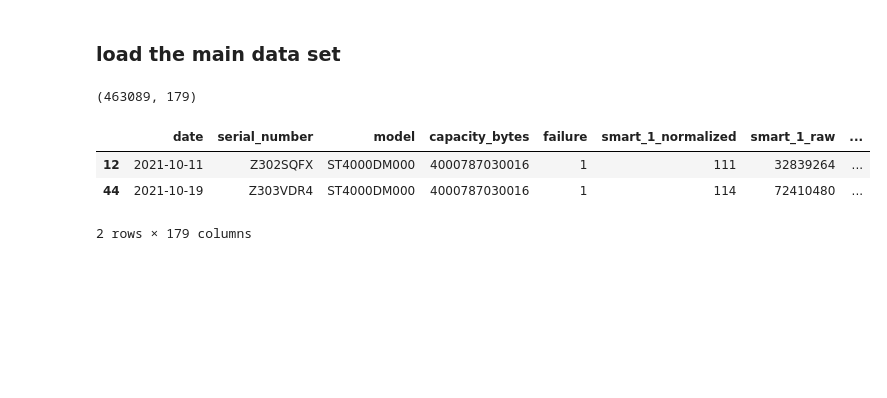
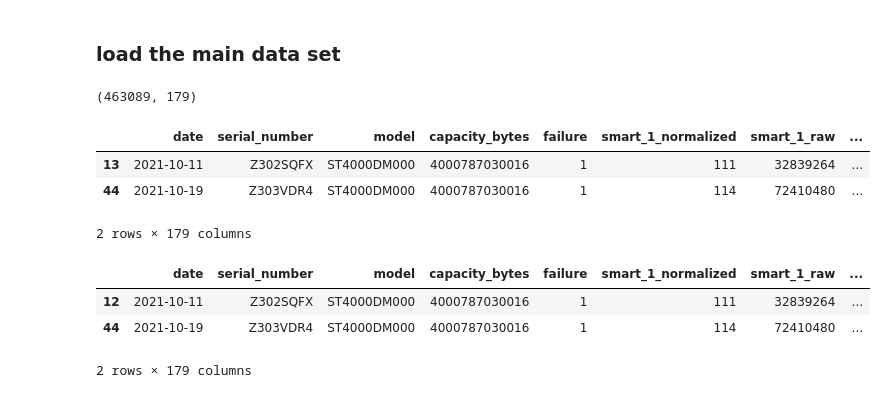
Before and after one commit to wcmphysics/DataScienceBootcamp-Capstone, a Jupyter notebook: notebooks/daniela_eda.ipynb, the cells around one changed output. Drawn from its saved outputs; the diff is of its cells as text; code cells hidden in the pictures; blank space fills up the shorter version.

```diff
--- a/notebooks/daniela_eda.ipynb
+++ b/notebooks/daniela_eda.ipynb
@@ -498,6 +515,13 @@ test_model_history = pd.read_csv('../data/special_purpose/ST4000DM000_history_to
 test_model_history.shape
 # %% [output]
 (463089, 179)
+# %%
+test_model_failure[test_model_failure.duplicated()]
+# %% [output]
+|  | date | serial_number | model | capacity_bytes | failure | smart_1_normalized | smart_1_raw | ... |
+| 13 | 2021-10-11 | Z302SQFX | ST4000DM000 | 4000787030016 | 1 | 111 | 32839264 | ... |
+| 44 | 2021-10-19 | Z303VDR4 | ST4000DM000 | 4000787030016 | 1 | 114 | 72410480 | ... |
+2 rows × 179 columns
 # %%
 test_model_failure = pd.read_csv('../data/special_purpose/ST4000DM000_failure.csv', parse_dates=['date'])
 test_model_failure.sort_values('date', inplace=True)
```
Also changed, not shown: parts of 16 cells of this notebook, 1 other file.
